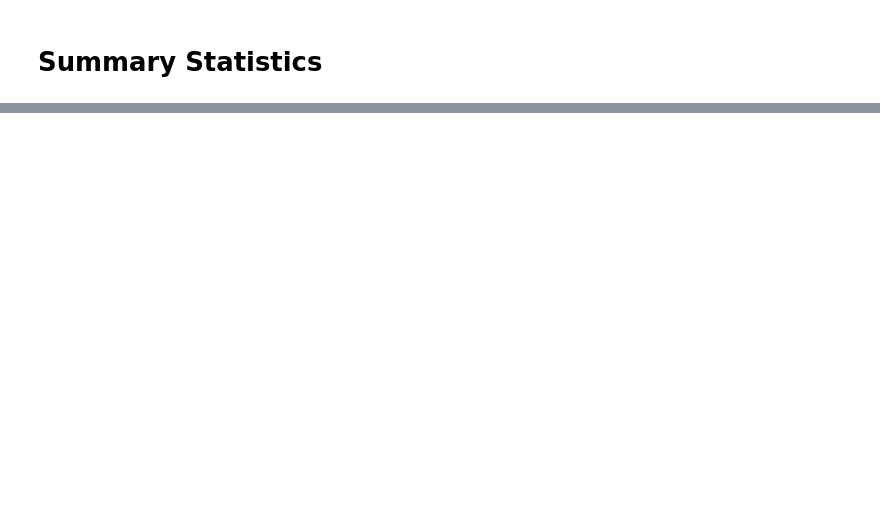
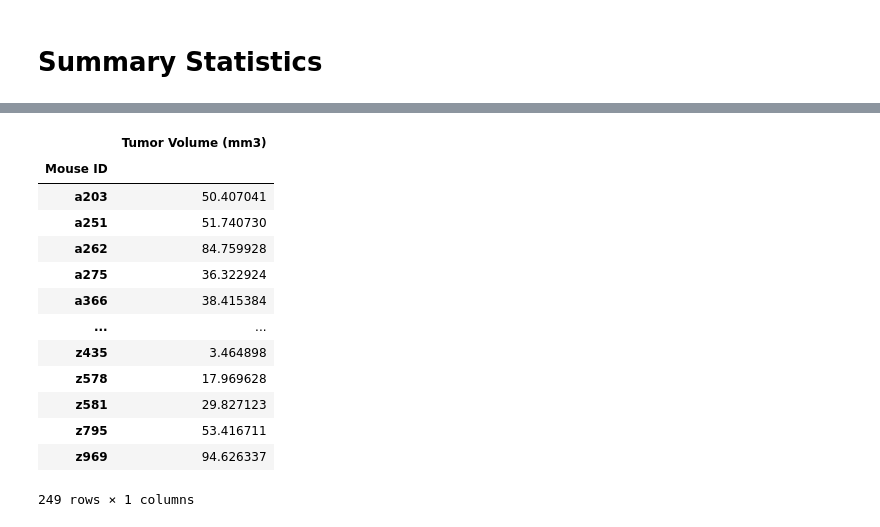
Before and after one commit to samuelroiz/Pymaceuticals_DA, a Jupyter notebook: Pymaceuticals_Code.ipynb, the cells around one changed output, grey strips where cells are left out. Cells and saved outputs as stored; diff of their text form; code cells hidden in the pictures; blank space fills up the shorter version.

```diff
--- a/Pymaceuticals_Code.ipynb
+++ b/Pymaceuticals_Code.ipynb
@@ -233,0 +256,28 @@ summary_tumor
+# %%
+test = merge_df[["Mouse ID","Tumor Volume (mm3)"]]
+test = test.groupby(["Mouse ID"]).var()
+test
+# var_numpy = np.var(test, ddof = 0)
+# print(var_numpy)
+
+# Demonstrate calculating the variance and standard deviation using the different modules
+# var_numpy = np.var(temperatures,ddof = 0)
+# print(f"The population variance using the NumPy module is {var_numpy}")
+
+# sd_numpy = np.std(temperatures,ddof = 0)
+# print(f"The population standard deviation using the NumPy module is {sd_numpy}")
+# %% [output]
+|  | Tumor Volume (mm3) |
+| Mouse ID |  |
+| a203 | 50.407041 |
+| a251 | 51.740730 |
+| a262 | 84.759928 |
+| a275 | 36.322924 |
+| a366 | 38.415384 |
+| ... | ... |
+| z435 | 3.464898 |
+| z578 | 17.969628 |
+| z581 | 29.827123 |
+| z795 | 53.416711 |
+| z969 | 94.626337 |
+249 rows × 1 columns
```
Also changed, not shown: parts of 5 cells of this notebook.
